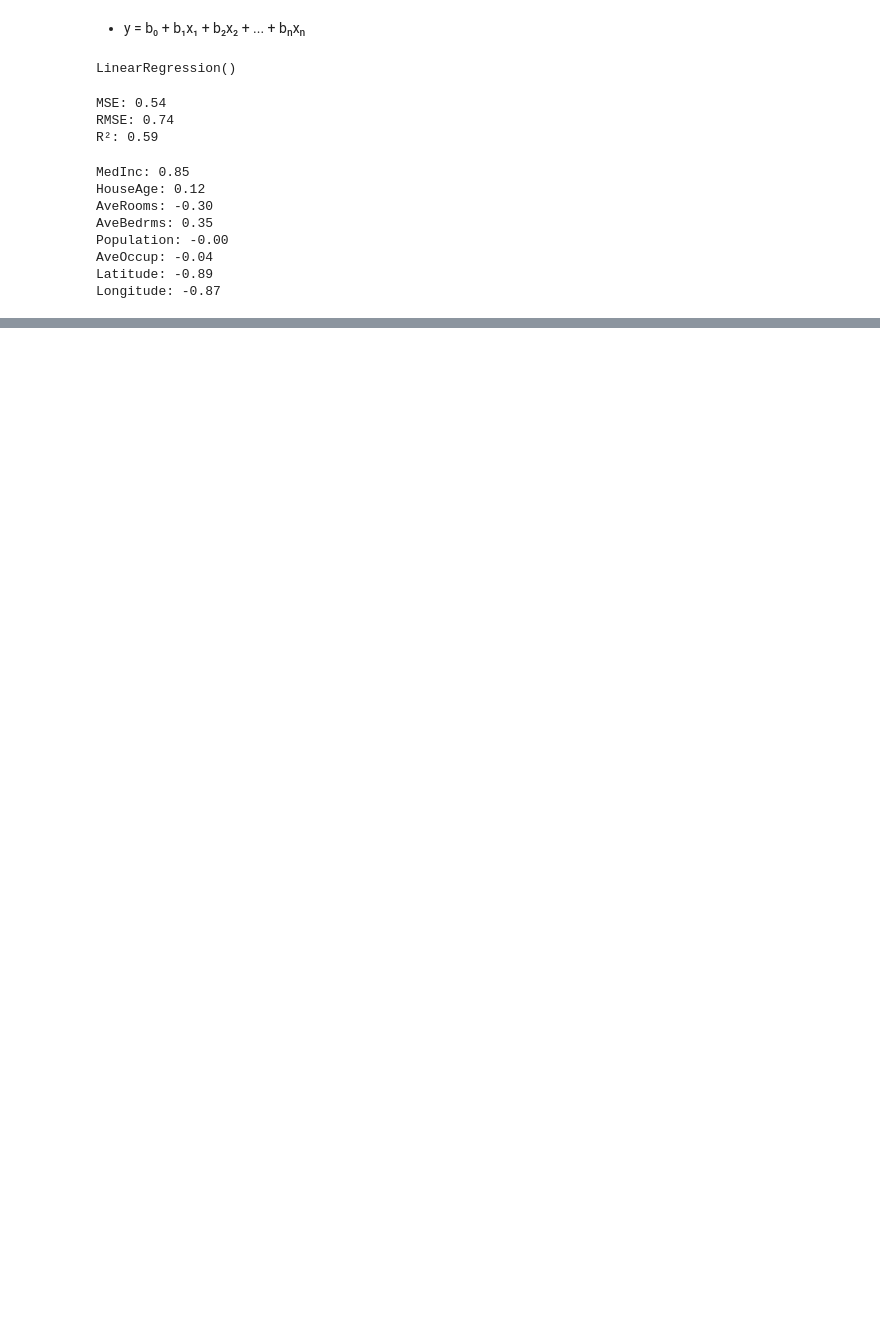
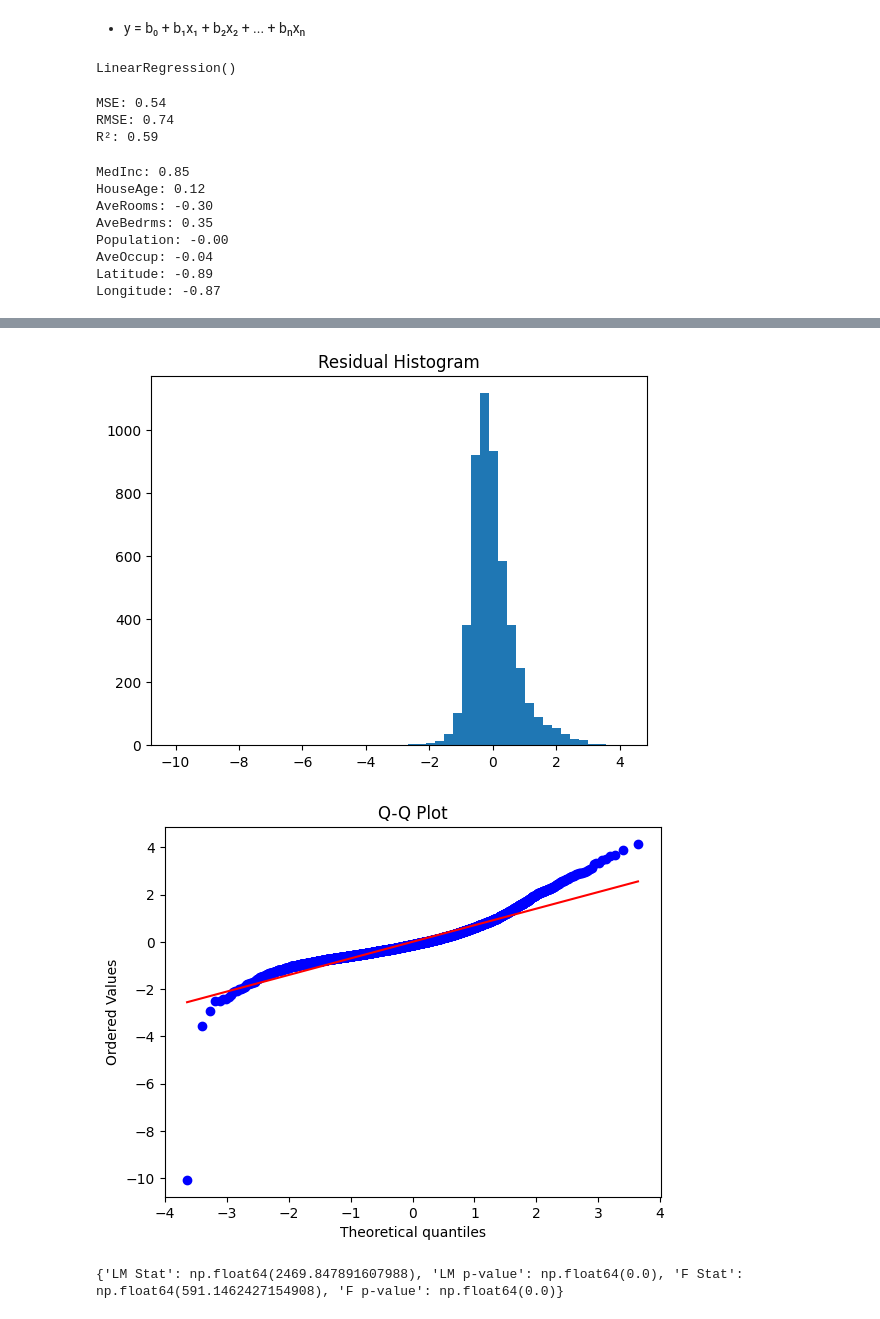
Before and after one commit to mdmohsin212/interview-prep, a Jupyter notebook: ML/Supervised Learning/Regression/Multiple_linear_regression.ipynb, the cells around one changed output, grey strips where cells are left out. Drawn from its saved outputs; the diff is of its cells as text; code cells hidden in the pictures; blank space fills up the shorter version.

```diff
--- a/ML/Supervised Learning/Regression/Multiple_linear_regression.ipynb
+++ b/ML/Supervised Learning/Regression/Multiple_linear_regression.ipynb
@@ -56,0 +78,24 @@ Longitude: -0.87
+# %%
+import matplotlib.pyplot as plt
+import scipy.stats as stats
+
+plt.hist(residuals, bins=50)
+plt.title("Residual Histogram")
+plt.show()
+
+stats.probplot(residuals, dist="norm", plot=plt)
+plt.title("Q-Q Plot")
+plt.show()
+# %% [output]
+[figure, added]
+[figure, added]
+# %%
+import statsmodels.api as sm
+from statsmodels.stats.diagnostic import het_breuschpagan
+
+X_test_sm = sm.add_constant(x_test_scaled)
+bp = het_breuschpagan(residuals, X_test_sm)
+labels = ["LM Stat","LM p-value","F Stat","F p-value"]
+print(dict(zip(labels, bp)))
+# %% [output]
+{'LM Stat': np.float64(2469.847891607988), 'LM p-value': np.float64(0.0), 'F Stat': np.float64(591.1462427154908), 'F p-value': np.float64(0.0)}
```
Also changed, not shown: parts of 2 cells of this notebook.
